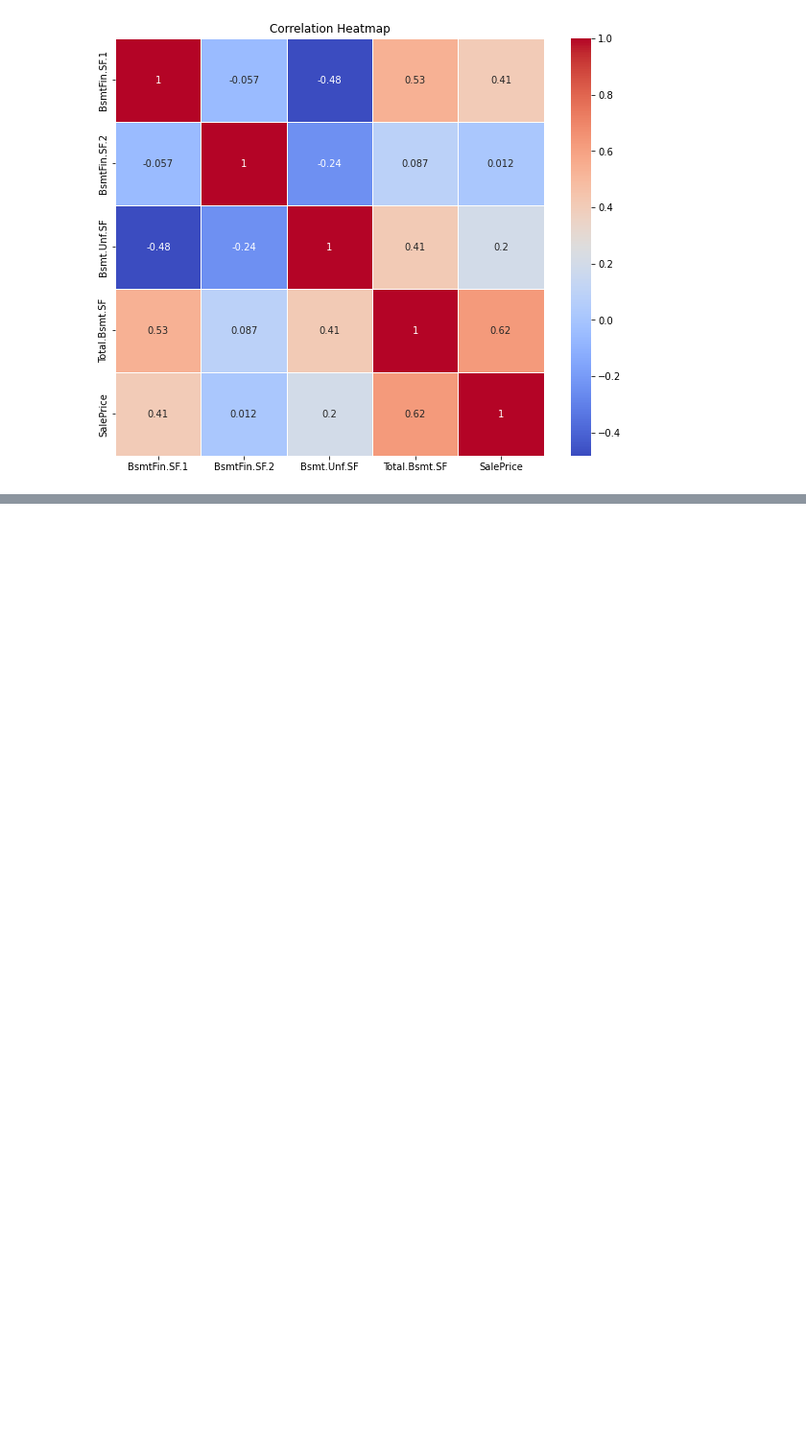
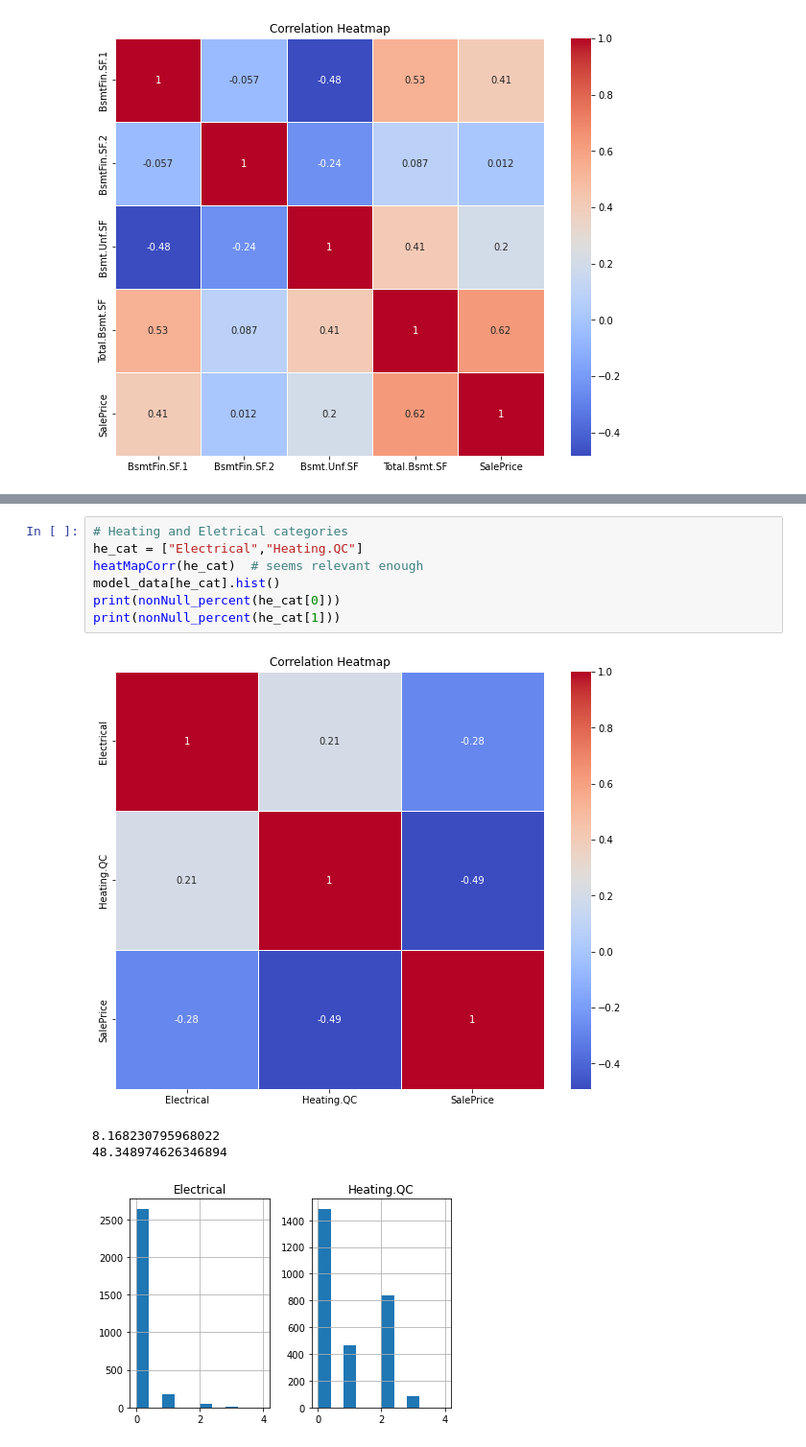
Before and after one commit to P-ASilva/ames, a Jupyter notebook: notebooks/08_final_model_analysis_and_feature_enginnering.ipynb, the cells around one changed output, grey strips where cells are left out. Shown at 96% size. Drawn from its saved outputs; the diff is of its cells as text; blank space fills up the shorter version.

```diff
--- a/notebooks/08_final_model_analysis_and_feature_enginnering.ipynb
+++ b/notebooks/08_final_model_analysis_and_feature_enginnering.ipynb
@@ -168,0 +175,12 @@ right_skewed += ["BsmtFin.SF.1","BsmtFin.SF.2", "Bsmt.Unf.SF"]
+# %%
+# Heating and Eletrical categories
+he_cat = ["Electrical","Heating.QC"]
+heatMapCorr(he_cat)  # seems relevant enough
+model_data[he_cat].hist()
+print(nonNull_percent(he_cat[0]))
+print(nonNull_percent(he_cat[1]))
+# %% [output]
+[figure, added]
+8.168230795968022
+48.348974626346894
+[figure, added]
```
Also changed, not shown: parts of 12 cells of this notebook.
